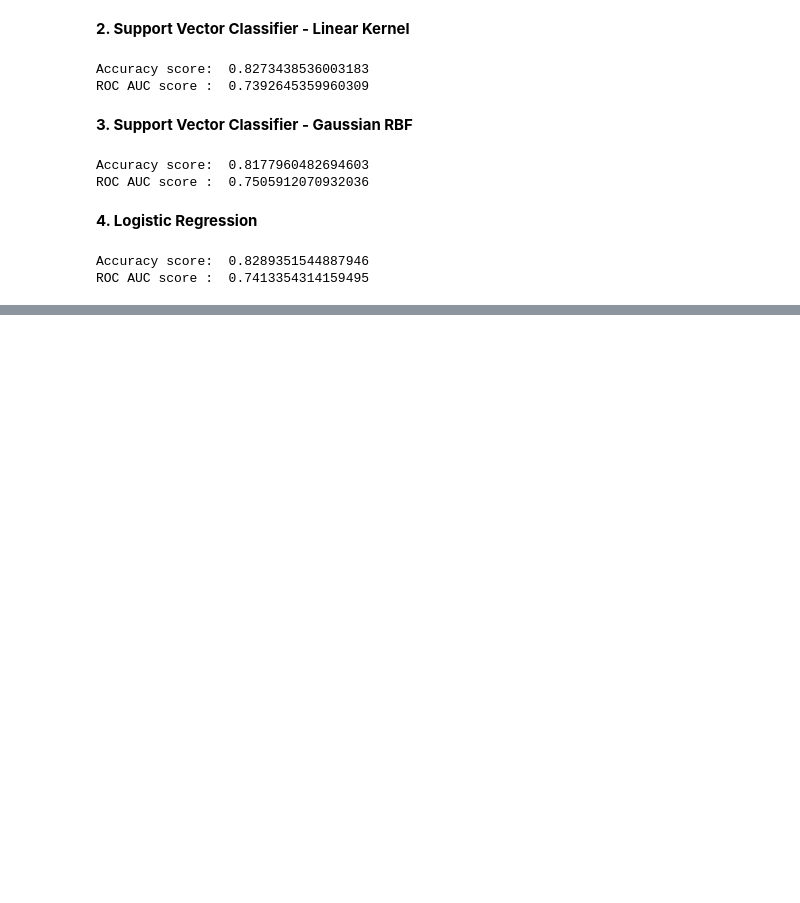
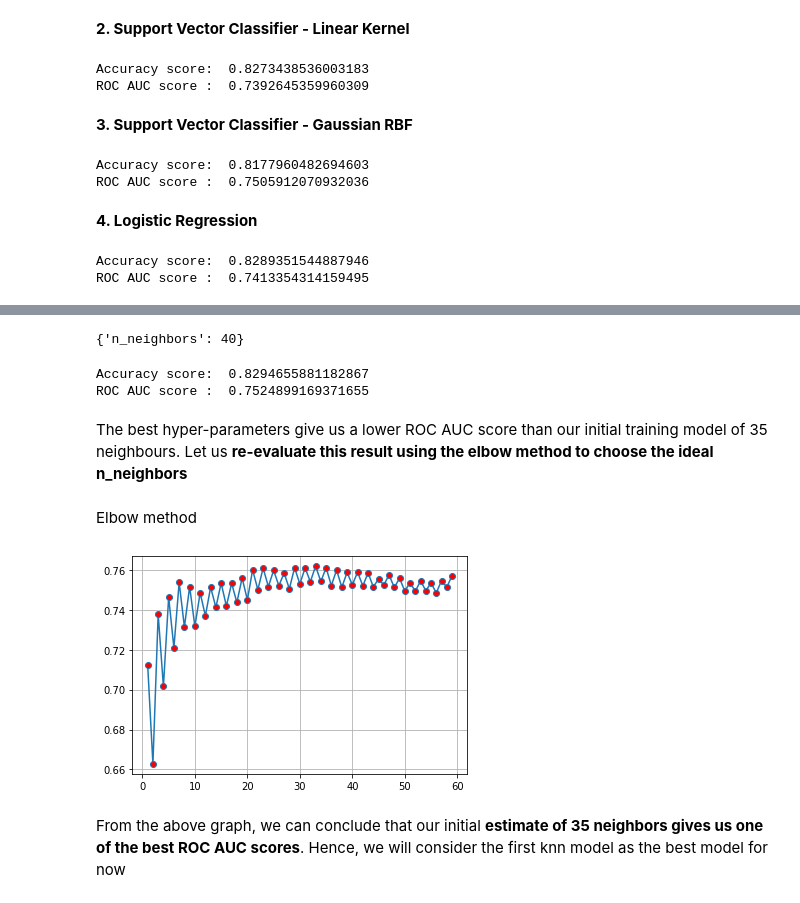
Before and after one commit to ishitashah23/learning-projects, a Jupyter notebook: Income-category Classification Project/Classification Project_Income based on Census.ipynb, the cells around one changed output, grey strips where cells are left out. Saved outputs shown, nothing was run; the diff lists cells and outputs as text; code cells hidden in the pictures; blank space fills up the shorter version.

Commit message:
Hyper-tuned parameters for KNN

```diff
--- a/Income-category Classification Project/Classification Project_Income based on Census.ipynb
+++ b/Income-category Classification Project/Classification Project_Income based on Census.ipynb
@@ -433,0 +481,7 @@ ROC AUC score :  0.7413354314159495
+# %%
+param_grid = {'n_neighbors' : np.arange(1,41)}
+# %%
+knn2 = KNeighborsClassifier()
+grid = GridSearchCV(estimator=knn2,param_grid=param_grid,scoring='roc_auc',refit=True,verbose=3,cv=3)
+# %%
+grid.fit(X_train,y_train)
@@ -433,0 +528,32 @@ ROC AUC score :  0.7413354314159495
+# %%
+grid.best_params_
+# %% [output]
+{'n_neighbors': 40}
+# %%
+grid_y_pred = grid.predict(X_test)
+grid_ac = metrics.accuracy_score(y_test,grid_y_pred)
+grid_roc = metrics.roc_auc_score(y_test,grid_y_pred)
+print('Accuracy score: ',grid_ac)
+print('ROC AUC score : ',grid_roc)
+# %% [output]
+Accuracy score:  0.8294655881182867
+ROC AUC score :  0.7524899169371655
+# %% [markdown]
+The best hyper-parameters give us a lower ROC AUC score than our initial training model of 35 neighbours. Let us **re-evaluate this result using the elbow method to choose the ideal n_neighbors**
+# %% [markdown]
+Elbow method
+# %%
+knn3_roc_auc = []
+
+for i in range(1,60):
+    knn3 = KNeighborsClassifier(n_neighbors=i)
+    knn3.fit(X_train,y_train)
+    knn3_y_pred = knn3.predict(X_test)
+    knn3_roc_auc.append(metrics.roc_auc_score(y_test,knn3_y_pred))
+# %%
+plt.plot(np.arange(1,60),knn3_roc_auc,marker='o',markerfacecolor='red')
+plt.grid(True)
+# %% [output]
+[figure, added]
+# %% [markdown]
+From the above graph, we can conclude that our initial **estimate of 35 neighbors gives us one of the best ROC AUC scores**. Hence, we will consider the first knn model as the best model for now
```
Also changed, not shown: parts of 13 cells of this notebook.
